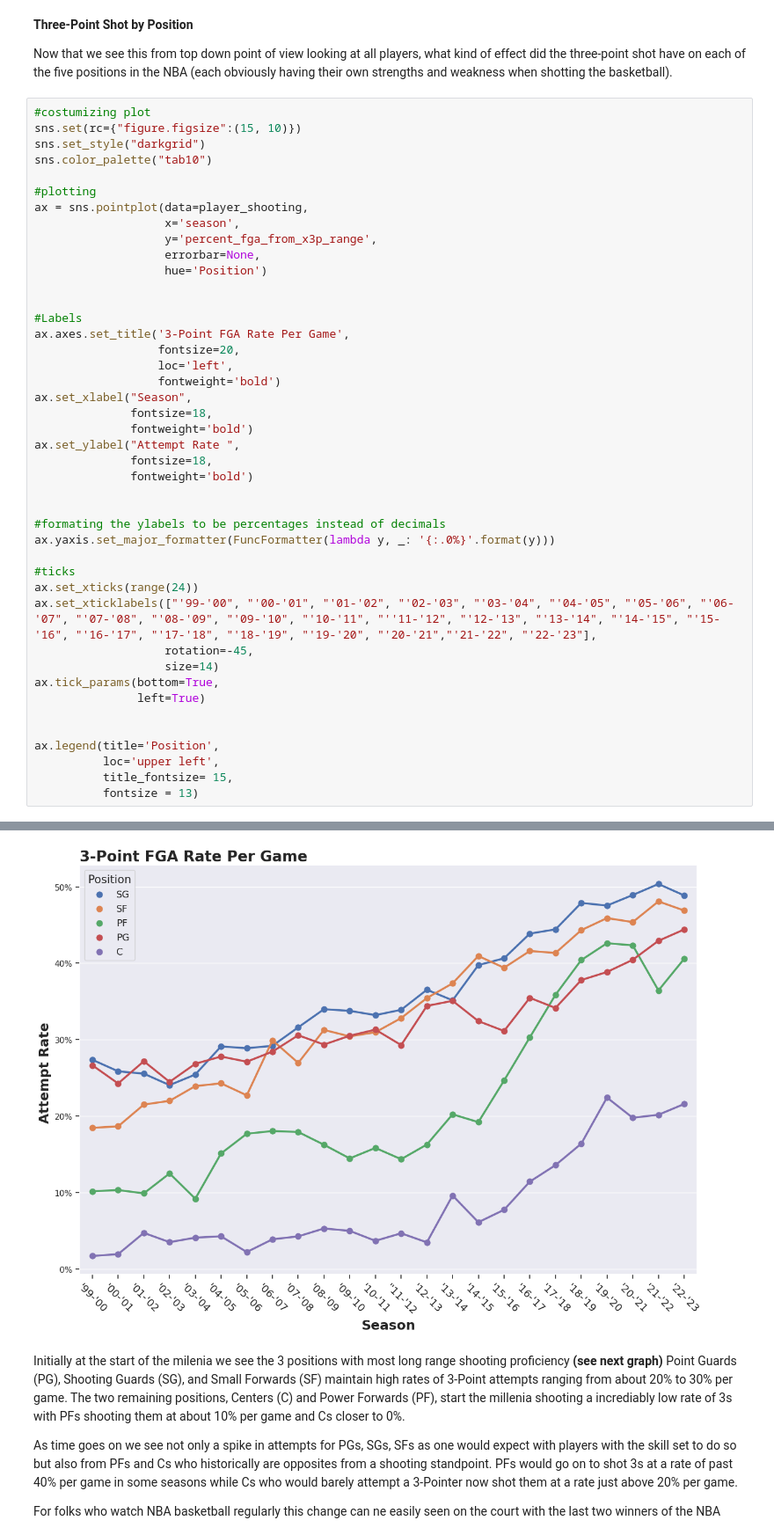
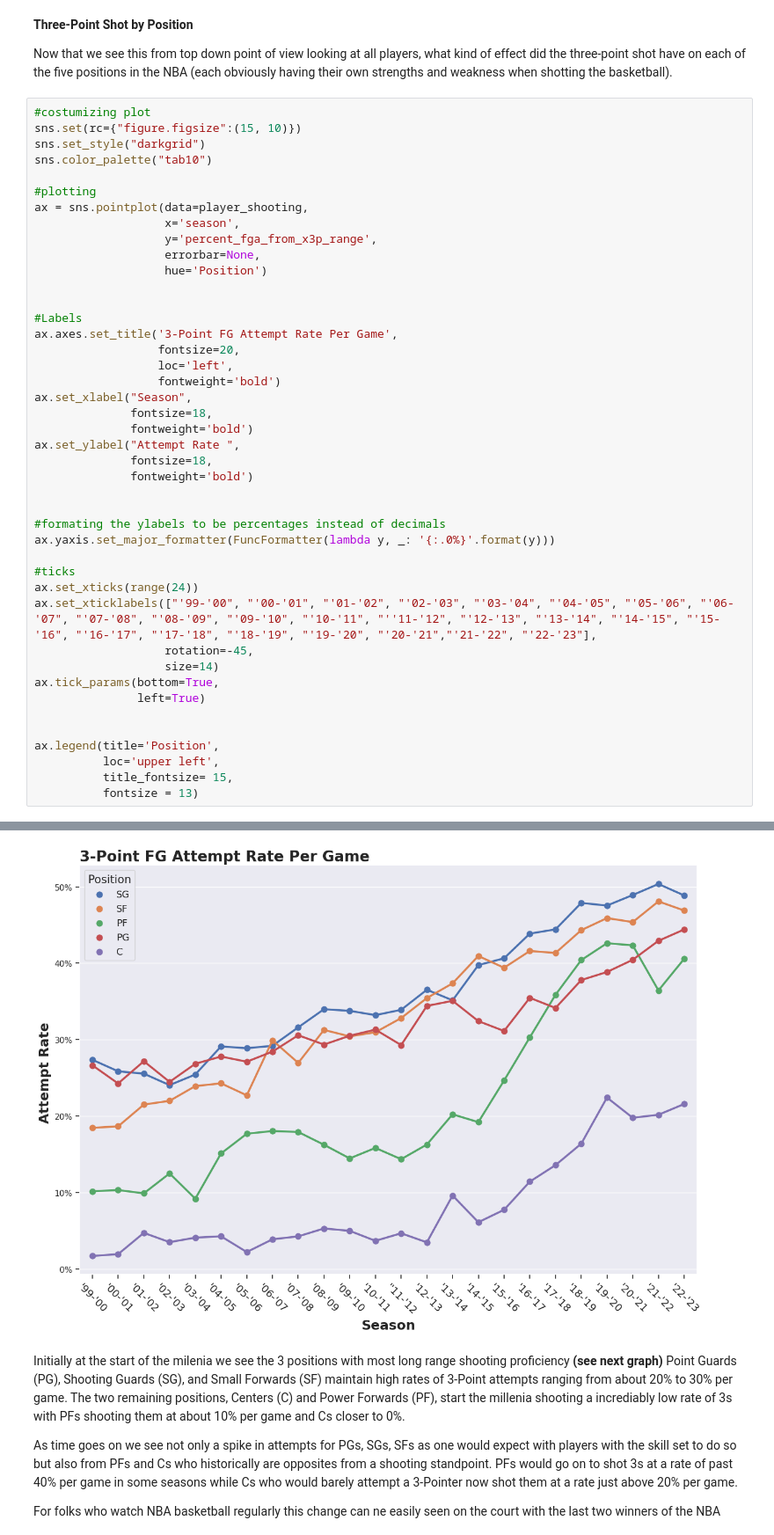
Before and after one commit to RafaelJMinaya/NBA-3Point-Shooting-Analysis, a Jupyter notebook: nba-3-point-shooting-evolution.ipynb, the cells around one changed output, grey strips where cells are left out. Shown at 88% size. Cells and saved outputs as stored; diff of their text form.

Commit message:
Kaggle Notebook | NBA 3-Point Shooting Evolution 🏀🗑️📊 | Version 21

```diff
--- a/nba-3-point-shooting-evolution.ipynb
+++ b/nba-3-point-shooting-evolution.ipynb
@@ -259,37 +260,37 @@ ax = sns.pointplot(data=player_shooting,
 
 
 #Labels
-ax.axes.set_title('3-Point FGA Rate Per Game',
+ax.axes.set_title('3-Point FG Attempt Rate Per Game',
                   fontsize=20,
                   loc='left',
                   fontweight='bold')
 ax.set_xlabel("Season",
               fontsize=18,
               fontweight='bold')
 ax.set_ylabel("Attempt Rate ",
               fontsize=18,
               fontweight='bold')
 
 
 #formating the ylabels to be percentages instead of decimals
 ax.yaxis.set_major_formatter(FuncFormatter(lambda y, _: '{:.0%}'.format(y)))
 
 #ticks
 ax.set_xticks(range(24))
 ax.set_xticklabels(["'99-'00", "'00-'01", "'01-'02", "'02-'03", "'03-'04", "'04-'05", "'05-'06", "'06-'07", "'07-'08", "'08-'09", "'09-'10", "'10-'11", "''11-'12", "'12-'13", "'13-'14", "'14-'15", "'15-'16", "'16-'17", "'17-'18", "'18-'19", "'19-'20", "'20-'21","'21-'22", "'22-'23"],
                    rotation=-45,
                    size=14)
 ax.tick_params(bottom=True,
                left=True)
 
 
 ax.legend(title='Position',
           loc='upper left',
           title_fontsize= 15,
           fontsize = 13)
 # %% [output]
 <matplotlib.legend.Legend at 0x...>
-[figure, old version]
+[figure, new version]
 # %% [markdown]
 Initially at the start of the milenia we see the 3 positions with most long range shooting proficiency **(see next graph)** Point Guards (PG), Shooting Guards (SG), and Small Forwards (SF) maintain high rates of 3-Point attempts ranging from about 20% to 30% per game. The two remaining positions, Centers (C) and Power Forwards (PF), start the millenia shooting a incrediably low rate of 3s with PFs shooting them at about 10% per game and Cs closer to 0%.
 
```
Also changed, not shown: parts of 7 cells of this notebook.
